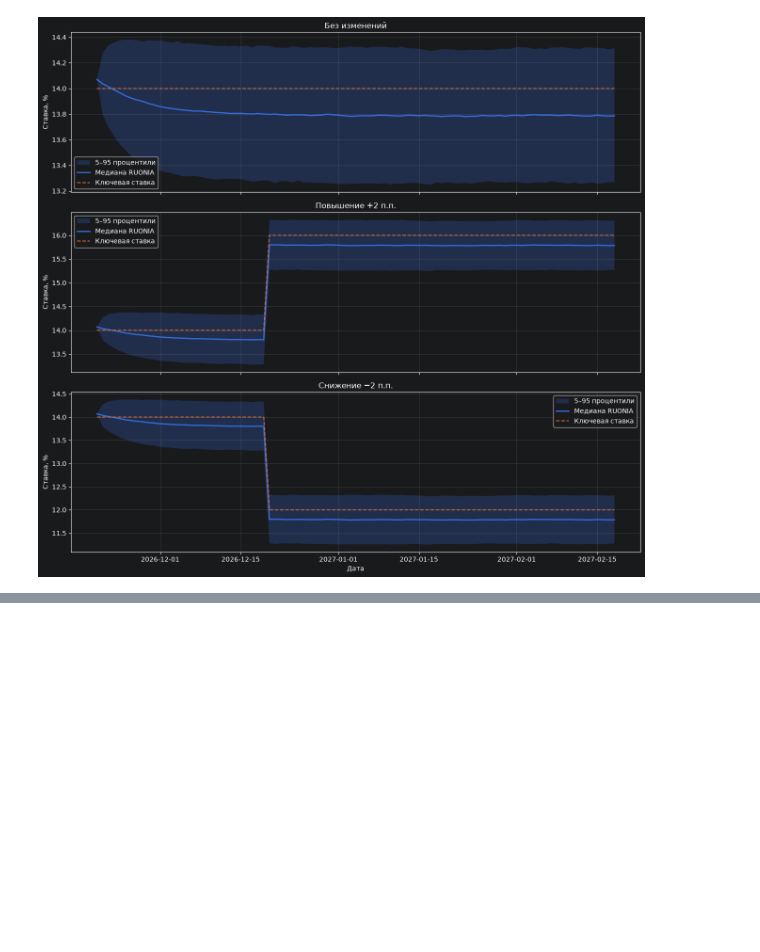
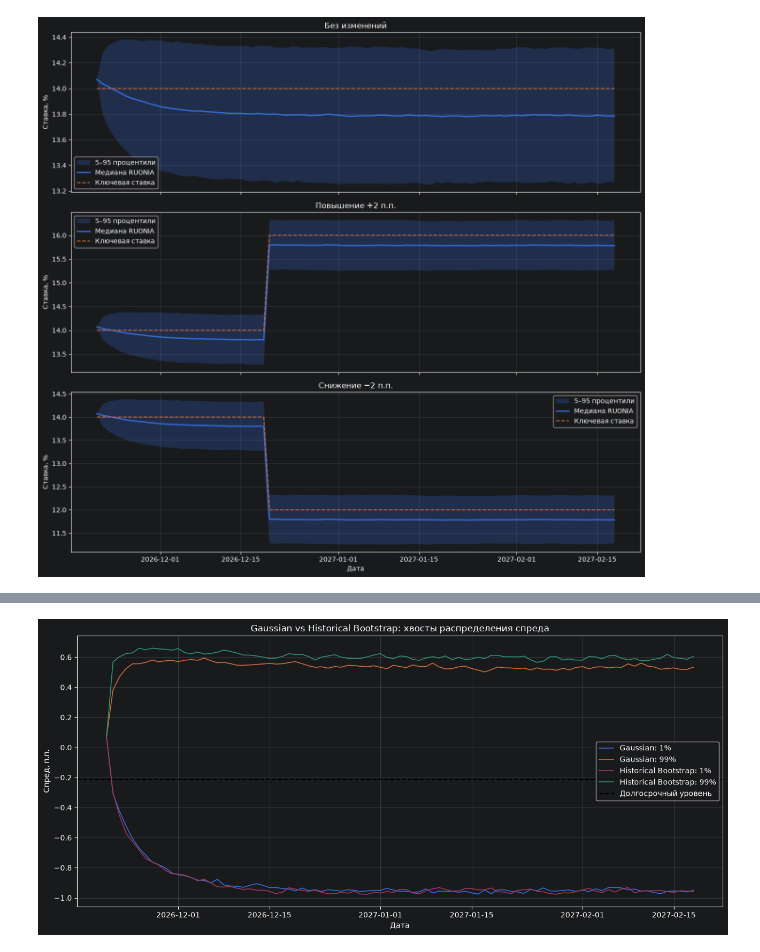
Before and after one commit to blbl-blbl/russian-interest-rate-models, a Jupyter notebook: notebooks/04_vasicek_monte_carlo.ipynb, the cells around one changed output, grey strips where cells are left out. Saved outputs shown, nothing was run; the diff lists cells and outputs as text; code cells hidden in the pictures; blank space fills up the shorter version.

```diff
--- a/notebooks/04_vasicek_monte_carlo.ipynb
+++ b/notebooks/04_vasicek_monte_carlo.ipynb
@@ -266,3 +267,21 @@ plt.tight_layout()
 plt.show()
 # %% [output]
 [figure]
+# %%
+# Стандартизированные исторические инновации
+z_hist = standardized_residuals(
+    a, b, sigma,
+    r0, r1, dt
+)
+
+# Приводим эмпирическое распределение
+# к нулевому среднему и единичной дисперсии
+z_hist = (
+    z_hist - z_hist.mean()
+) / z_hist.std(ddof=0)
+
+print(f"Число исторических инноваций: {len(z_hist)}")
+print(f"Среднее: {z_hist.mean():.6f}")
+print(f"Std: {z_hist.std(ddof=0):.6f}")
+print(f"Минимум: {z_hist.min():.4f}")
+print(f"Максимум: {z_hist.max():.4f}")
@@ -268,0 +372,41 @@ plt.show()
+# %%
+plt.figure(figsize=(13, 6))
+
+for name, sim in simulations.items():
+
+    q01, q99 = np.quantile(
+        sim, [0.01, 0.99], axis=1
+    )
+
+    plt.plot(
+        dates, q01,
+        linewidth=1.2,
+        label=f"{name}: 1%"
+    )
+
+    plt.plot(
+        dates, q99,
+        linewidth=1.2,
+        label=f"{name}: 99%"
+    )
+
+plt.axhline(
+    b * 100,
+    linestyle="--",
+    color="black",
+    label="Долгосрочный уровень"
+)
+
+plt.title(
+    "Gaussian vs Historical Bootstrap: "
+    "хвосты распределения спреда"
+)
+
+plt.xlabel("Дата")
+plt.ylabel("Спред, п.п.")
+plt.legend()
+plt.grid(alpha=0.3)
+plt.tight_layout()
+plt.show()
+# %% [output]
+[figure, added]
```
Also changed, not shown: parts of 4 cells of this notebook.
